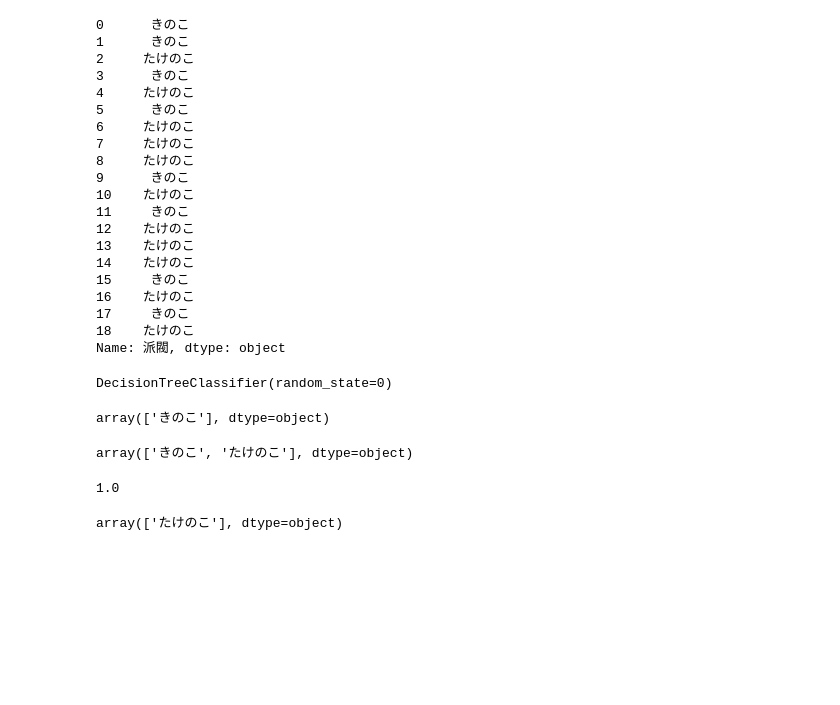
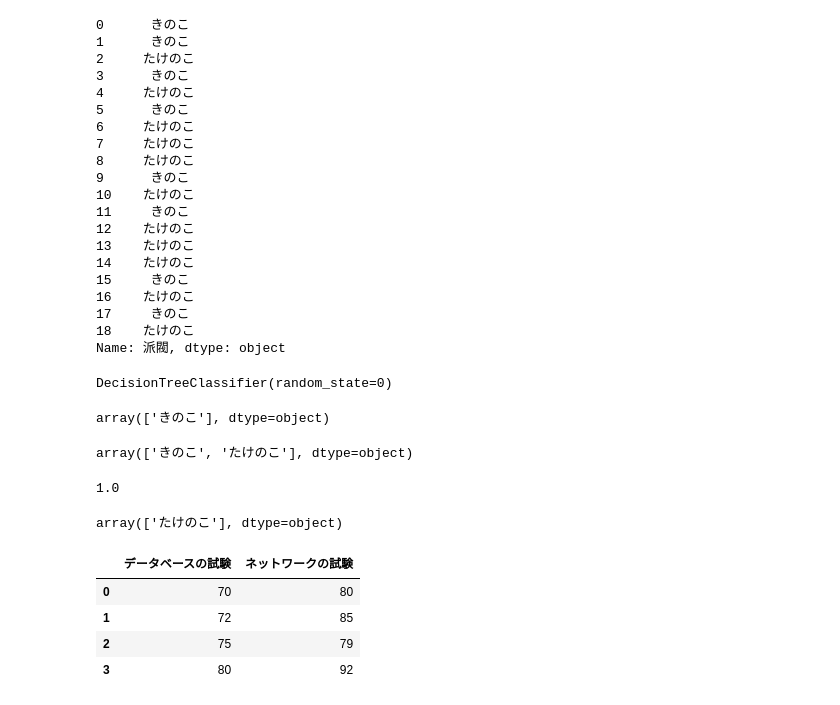
Before and after one commit to yamaguchinorimitsu/ajax_app, a Jupyter notebook: スッキリ機械学習４章.ipynb, the cells around one changed output. Saved outputs shown, nothing was run; the diff lists cells and outputs as text; code cells hidden in the pictures; blank space fills up the shorter version.

```diff
--- a/スッキリ機械学習４章.ipynb
+++ b/スッキリ機械学習４章.ipynb
@@ -173,3 +173,18 @@ suzuki = [[180,75,30]]
 model2.predict(suzuki)
 # %% [output]
 array(['たけのこ'], dtype=object)
+# %%
+data = {
+    'データベースの試験':[70,72,75,80],
+    'ネットワークの試験':[80,85,79,92]
+}
+
+df = pd.DataFrame(data)
+
+df
+# %% [output]
+|  | データベースの試験 | ネットワークの試験 |
+| 0 | 70 | 80 |
+| 1 | 72 | 85 |
+| 2 | 75 | 79 |
+| 3 | 80 | 92 |
```
Also changed, not shown: parts of 5 cells of this notebook.
